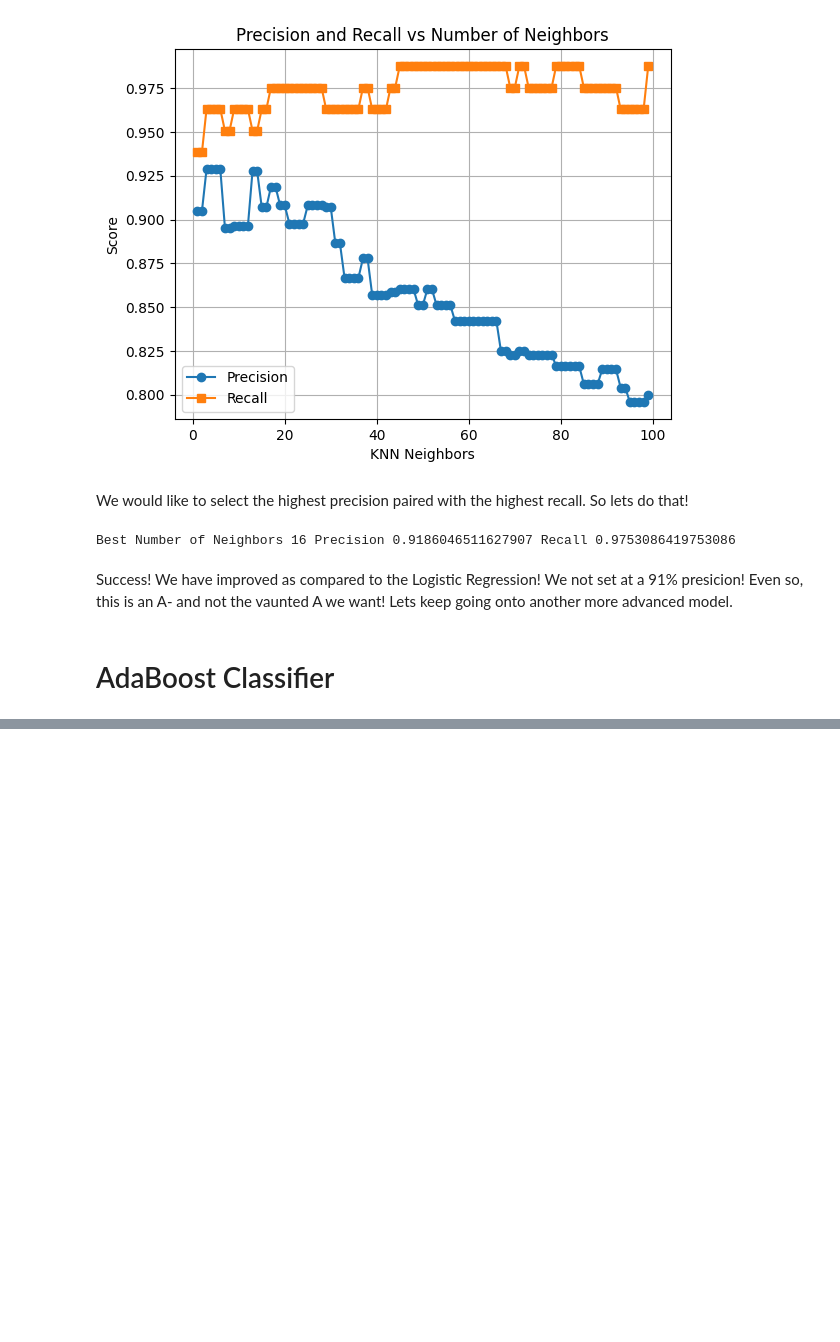
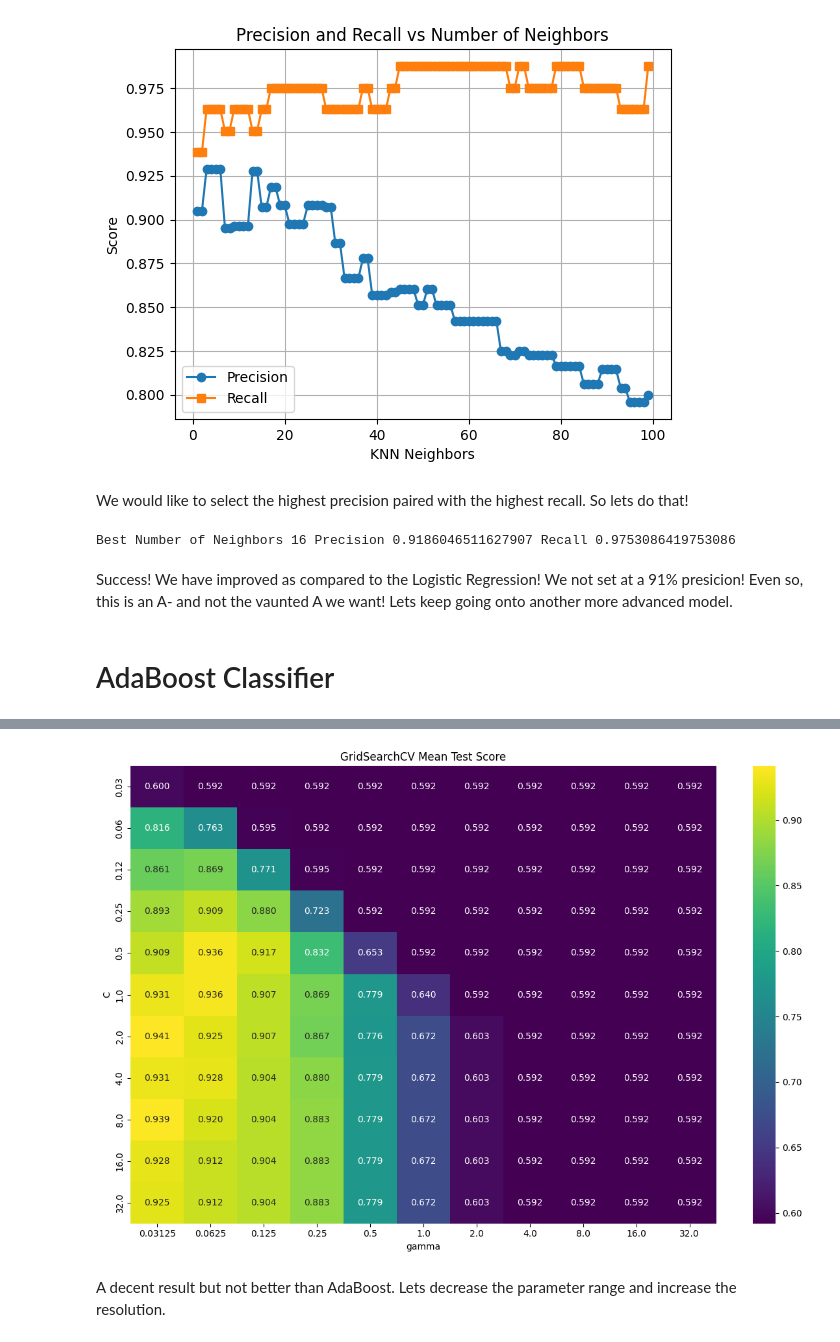
Before and after one commit to dbenusov/CS5622-Final, a Jupyter notebook: CS5622-Final-Coffee.ipynb, the cells around one changed output, grey strips where cells are left out. Drawn from its saved outputs; the diff is of its cells as text; code cells hidden in the pictures; blank space fills up the shorter version.

Commit message:
Add SVM support. Add GridSearchCV.
Signed-off-by: Daniel Benusovich <daniel@etched.com>

```diff
--- a/CS5622-Final-Coffee.ipynb
+++ b/CS5622-Final-Coffee.ipynb
@@ -427,0 +430,8 @@ Selecting AdaBoost as our chosen classifier, we can now predict whether or not w
+# %%
+from sklearn.svm import SVC
+from sklearn.model_selection import cross_val_score, GridSearchCV
+
+parameters = {'C': np.logspace(-5, 5, num=11, base=2),
+              'gamma': np.logspace(-5, 5, num=11, base=2)}
+grid = GridSearchCV(SVC(kernel="rbf"), parameters, cv=3)
+grid.fit(data.x_train, data.y_train)
@@ -427,0 +444,25 @@ Selecting AdaBoost as our chosen classifier, we can now predict whether or not w
+# %%
+import seaborn
+
+# Step 4: Extract results
+results = grid.cv_results_
+scores = results['mean_test_score']
+
+# Step 5: Convert to heatmap data
+lr_vals = parameters['C']
+n_est_vals = parameters['gamma']
+
+score_matrix = scores.reshape(len(lr_vals), len(n_est_vals))
+
+# Step 6: Plot heatmap
+plt.figure(figsize=(12, 8))
+seaborn.heatmap(score_matrix, xticklabels=n_est_vals, yticklabels=np.round(lr_vals, 2), cmap="viridis", annot=True, fmt=".3f")
+plt.xlabel('gamma')
+plt.ylabel('C')
+plt.title('GridSearchCV Mean Test Score')
+plt.tight_layout()
+plt.show()
+# %% [output]
+[figure, added]
+# %% [markdown]
+A decent result but not better than AdaBoost. Lets decrease the parameter range and increase the resolution.
```
Also changed, not shown: parts of 16 cells of this notebook.
